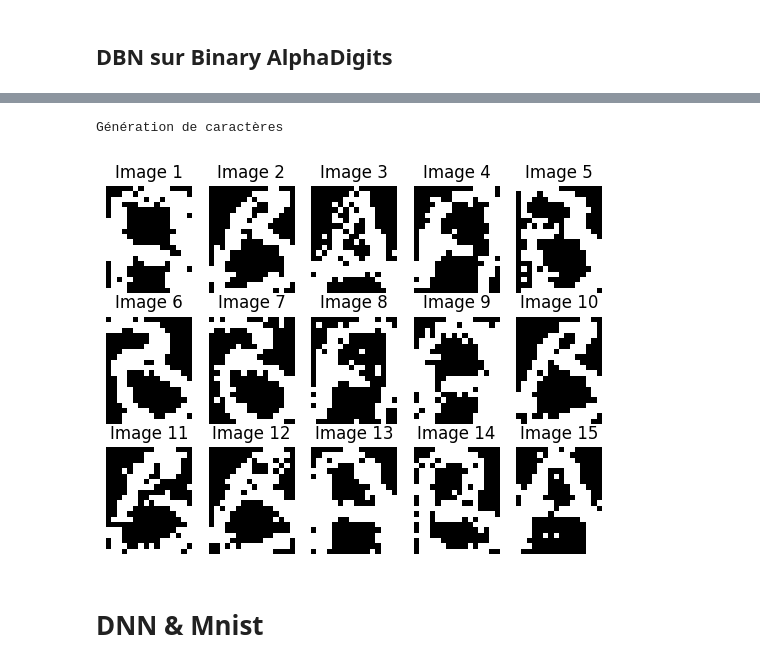
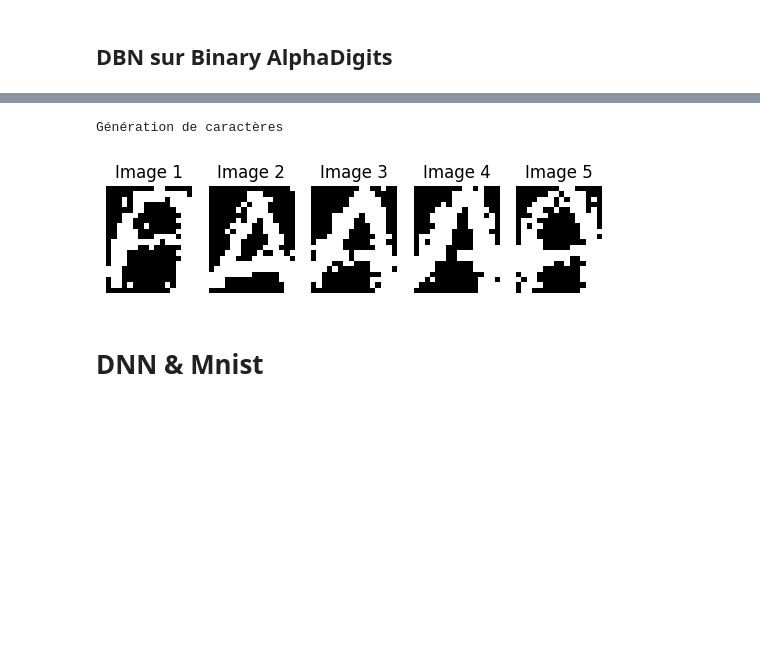
Before and after one commit to NeoSummit/deeplearning, a Jupyter notebook: code.ipynb, the cells around one changed output, grey strips where cells are left out. Cells and saved outputs as stored; diff of their text form; code cells hidden in the pictures; blank space fills up the shorter version.

```diff
--- a/code.ipynb
+++ b/code.ipynb
@@ -15,7 +15,7 @@ file_path = "data//binaryalphadigs.mat"  # Remplacez par le chemin complet de vo
 data = scipy.io.loadmat(file_path)
 all_labels = [str(data['classlabels'].reshape(36,)[i][0]) for i in range(data['classlabels'].shape[1])]
 all_labels_num = convert_labels_to_numeric(all_labels)
-labels = ['A', 'B', 'C']
+labels = ['A']
 labels_num = convert_labels_to_numeric(labels)
 # %%
 print(all_labels)
@@ -25,7 +25,7 @@ print(convert_labels_to_numeric(all_labels))
 [0, 1, 2, 3, 4, 5, 6, 7, 8, 9, 10, 11, 12, 13, 14, 15, 16, 17, 18, 19, 20, 21, 22, 23, 24, 25, 26, 27, 28, 29, 30, 31, 32, 33, 34, 35]
 # %%
 size_img = (20, 16)
-X = lire_alpha_digit(data, all_labels_num)
+X = lire_alpha_digit(data, labels_num)
 indices  = np.random.choice(X.shape[0], size=10, replace=False)
 display_images(X[indices], size_img)
 # %% [output]
@@ -34,7 +34,7 @@ display_images(X[indices], size_img)
 ## RBM sur Binary AlphaDigits
 # %%
 # Initialisation du RBM
-rbm = RBM(n_visible=320, n_hidden=125)
+rbm = RBM(n_visible=320, n_hidden=64)
 # Entraînement du RBM
 rbm.train(X, epochs=1000, batch_size=10, learning_rate=0.01)
 # %% [output]
@@ -56,7 +56,7 @@ Génération de caractères
 ## DBN sur Binary AlphaDigits
 # %%
 # Initialiser la DBN
-layer_sizes = [320, 128, 64, 32]  # 320 = 20*16 pixels d'entrée, couches cachées de 128 et 64
+layer_sizes = [320, 128, 64]  # 320 = 20*16 pixels d'entrée, couches cachées de 128 et 64
 dbn = DBN_alpha(layer_sizes)
 
 # Entraîner la DBN
@@ -71,13 +71,13 @@ Training RBM with 128 visible and 64 hidden units
 # %%
 print("Génération de caractères")
-n_images = 15
+n_images = 5
 generated_images = dbn.generate_multiple_images(n_iter=500, n_images=n_images)
 
 # Afficher les images générées
 display_images(generated_images, size_img)
 # %% [output]
 Génération de caractères
-[figure, old version]
+[figure, new version]
 # %% [markdown]
 # DNN & Mnist
 # %%
```
Also changed, not shown: parts of 16 cells of this notebook, 1 other file.
